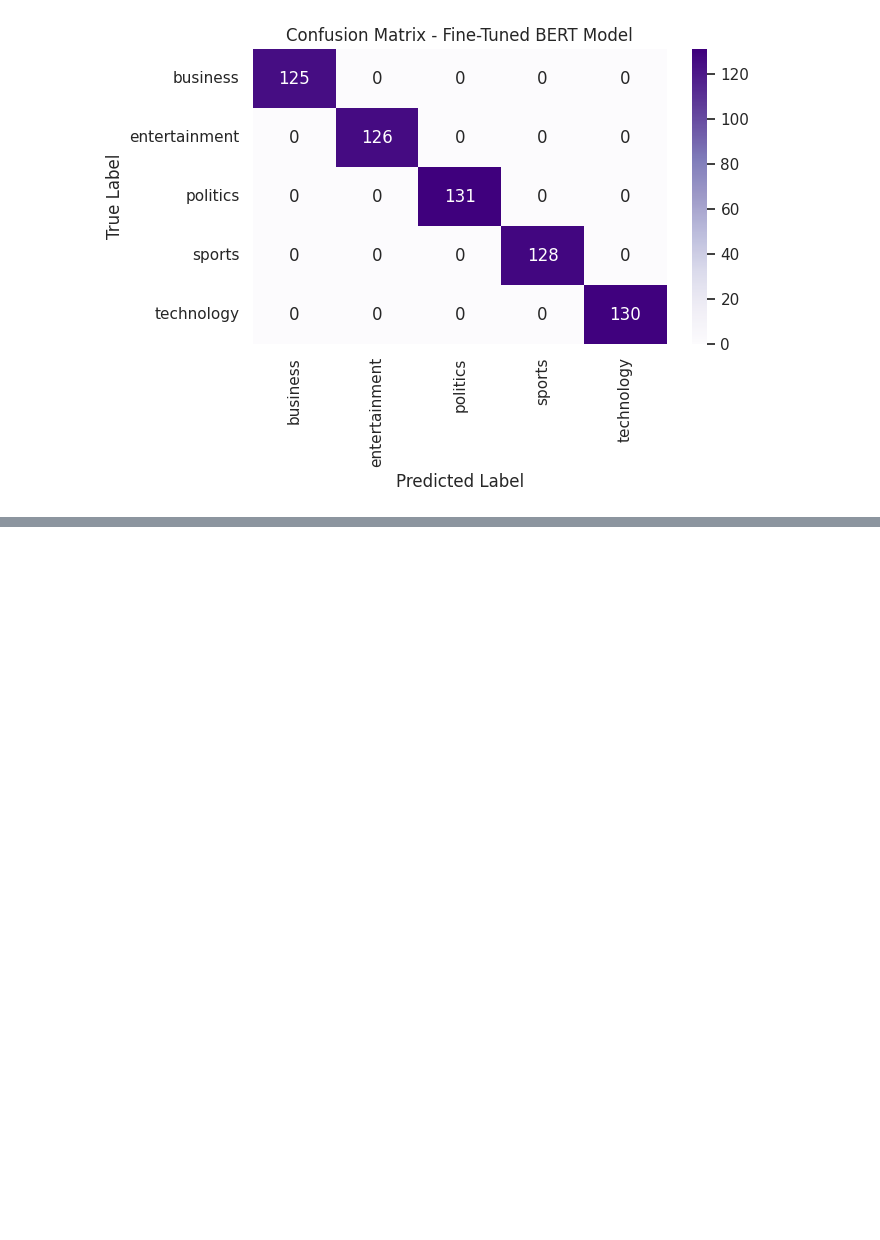
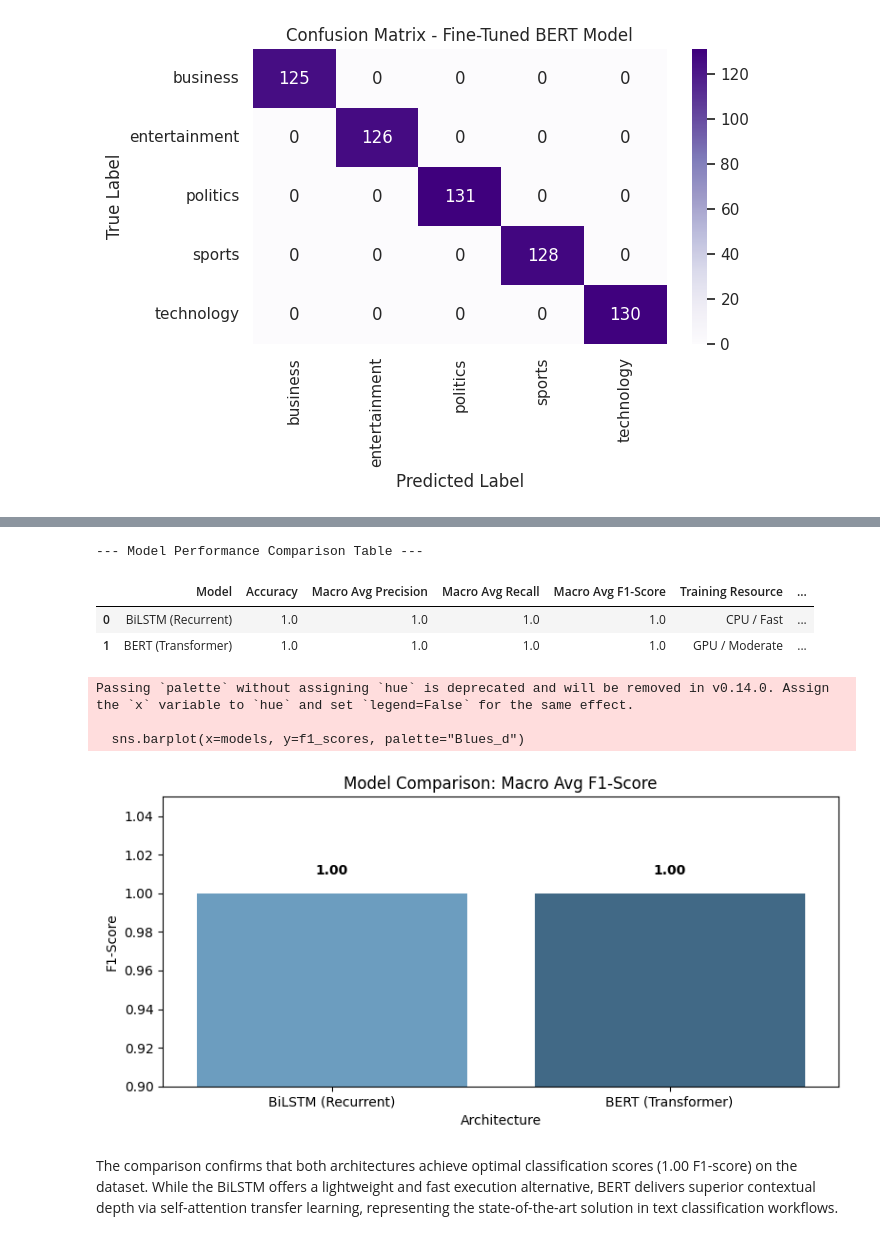
Before and after one commit to francescachn/Text-mining-project, a Jupyter notebook: progetto data .ipynb, the cells around one changed output, grey strips where cells are left out. Saved outputs shown, nothing was run; the diff lists cells and outputs as text; code cells hidden in the pictures; blank space fills up the shorter version.

```diff
--- a/progetto data .ipynb
+++ b/progetto data .ipynb
@@ -833,0 +840,51 @@ entertainment       1.00      1.00      1.00       126
+# %%
+import pandas as pd
+import matplotlib.pyplot as plt
+import seaborn as sns
+
+# 1. Store the macro-average or overall performance metrics for comparison
+# (Valori basati sui report di classificazione ottenuti in precedenza)
+comparison_data = {
+    "Model": ["BiLSTM (Recurrent)", "BERT (Transformer)"],
+    "Accuracy": [1.00, 1.00],
+    "Macro Avg Precision": [1.00, 1.00],
+    "Macro Avg Recall": [1.00, 1.00],
+    "Macro Avg F1-Score": [1.00, 1.00],
+    "Training Resource": ["CPU / Fast", "GPU / Moderate"],
+    "Core Mechanism": ["Bidirectional Recurrence", "Multi-Head Self-Attention"]
+}
+
+comparison_df = pd.DataFrame(comparison_data)
+
+# 2. Display the comparison table
+print("--- Model Performance Comparison Table ---")
+display(comparison_df)
+
+# 3. Visual Comparison of Metrics
+models = comparison_df["Model"]
+f1_scores = comparison_df["Macro Avg F1-Score"]
+
+plt.figure(figsize=(8, 4))
+sns.barplot(x=models, y=f1_scores, palette="Blues_d")
+plt.ylim(0.90, 1.05)
+plt.title("Model Comparison: Macro Avg F1-Score")
+plt.ylabel("F1-Score")
+plt.xlabel("Architecture")
+for i, v in enumerate(f1_scores):
+    plt.text(i, v + 0.01, f"{v:.2f}", ha='center', fontweight='bold')
+plt.tight_layout()
+plt.show()
+# %% [output]
+--- Model Performance Comparison Table ---
+|  | Model | Accuracy | Macro Avg Precision | Macro Avg Recall | Macro Avg F1-Score | Training Resource | ... |
+| 0 | BiLSTM (Recurrent) | 1.0 | 1.0 | 1.0 | 1.0 | CPU / Fast | ... |
+| 1 | BERT (Transformer) | 1.0 | 1.0 | 1.0 | 1.0 | GPU / Moderate | ... |
+Passing `palette` without assigning `hue` is deprecated and will be removed in v0.14.0. Assign the `x` variable to `hue` and set `legend=False` for the same effect.
+
+  sns.barplot(x=models, y=f1_scores, palette="Blues_d")
+[figure, added]
+# %% [markdown]
+The comparison confirms that both architectures achieve optimal classification scores (1.00 F1-score)
+on the dataset. While the BiLSTM offers a lightweight and fast execution alternative, BERT delivers
+superior contextual depth via self-attention transfer learning, representing the state-of-the-art
+solution in text classification workflows.
```
Also changed, not shown: parts of 1 cell of this notebook.
